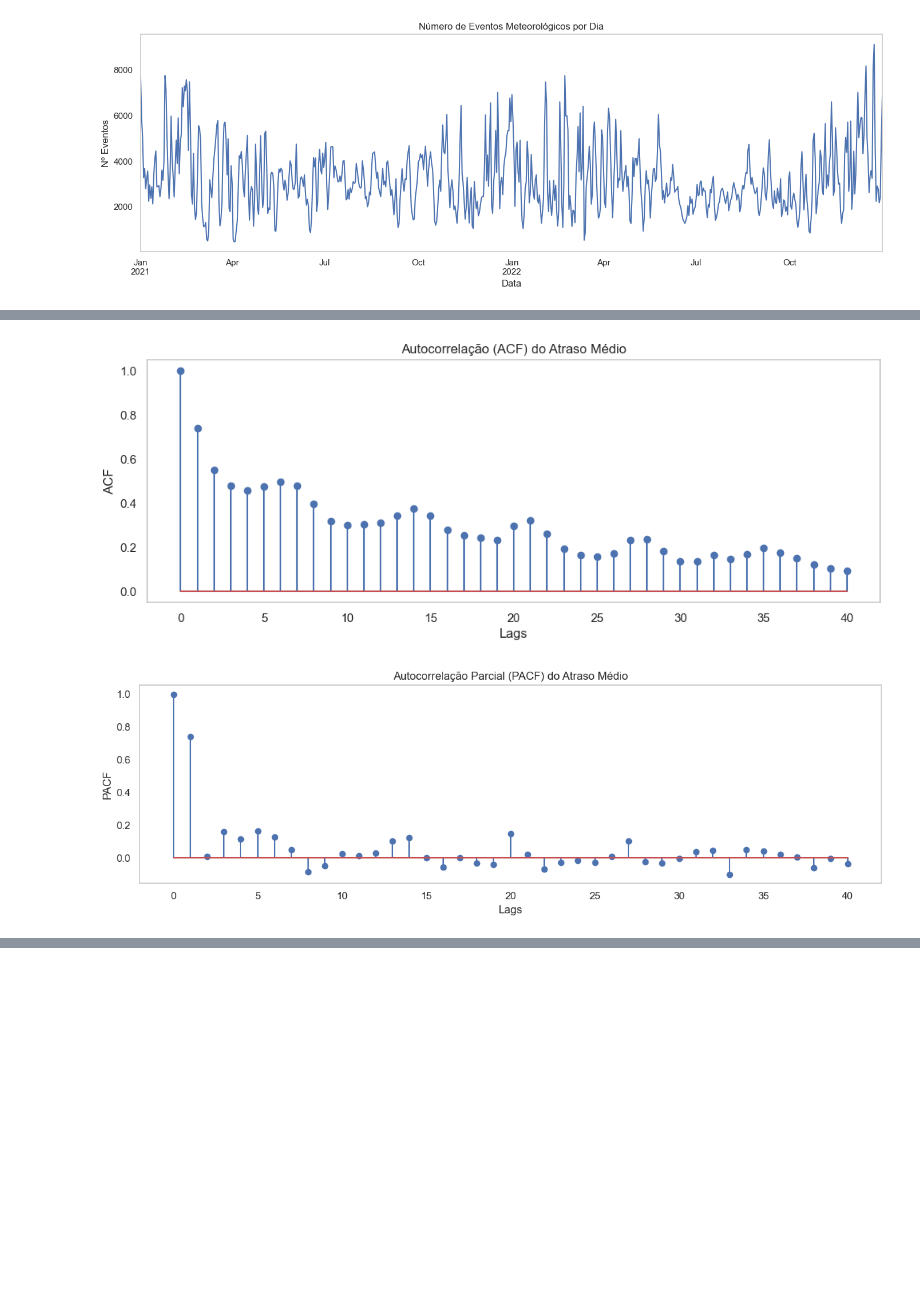
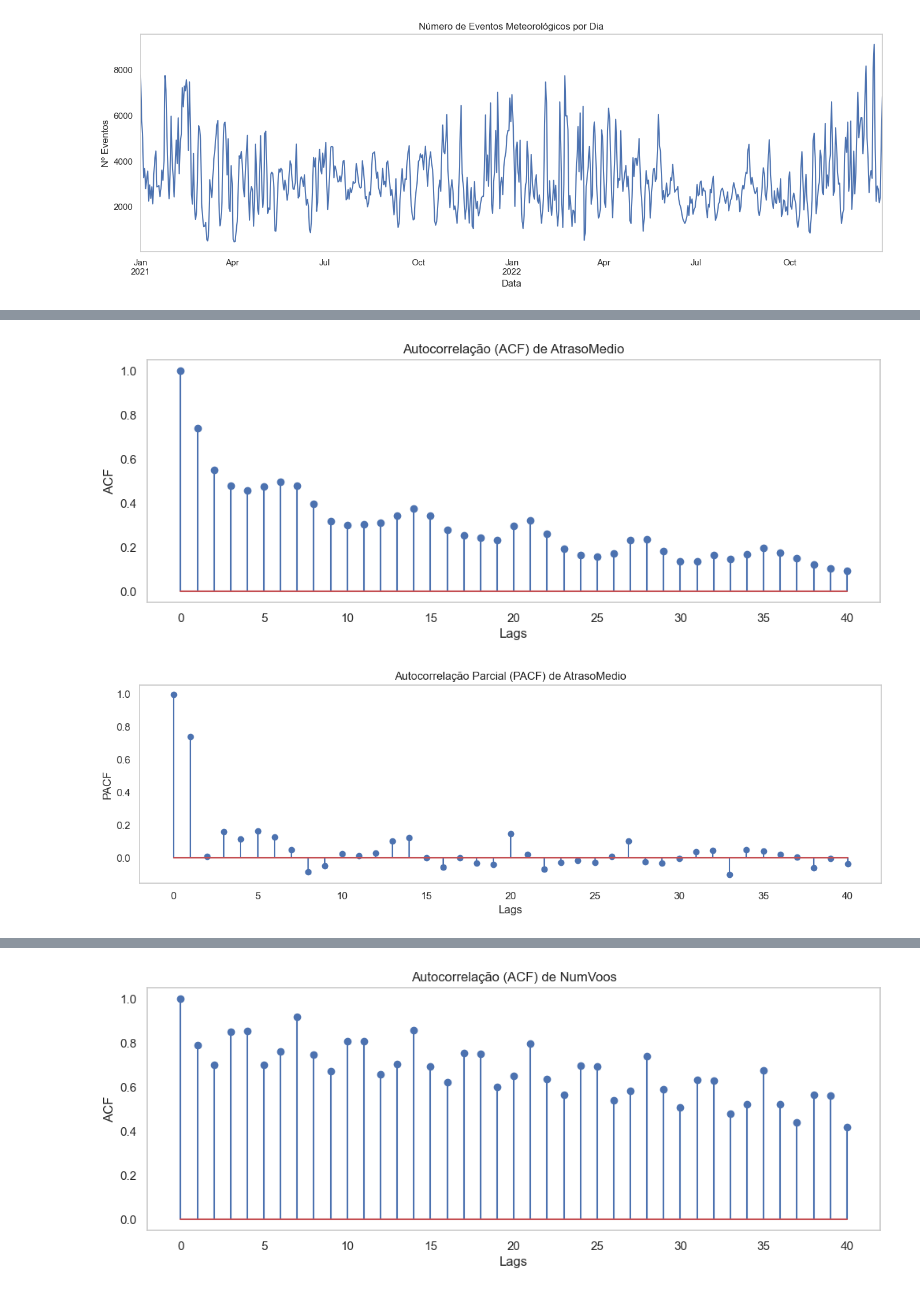
Before and after one commit to Andorinha10/Projeto_ASTP, a Jupyter notebook: notebooks/objetivo1/EDA2.ipynb, the cells around one changed output, grey strips where cells are left out. Saved outputs shown, nothing was run; the diff lists cells and outputs as text; code cells hidden in the pictures; blank space fills up the shorter version.

```diff
--- a/notebooks/objetivo1/EDA2.ipynb
+++ b/notebooks/objetivo1/EDA2.ipynb
@@ -78,45 +78,52 @@ plt.show()
 [figure]
 [figure]
 # %%
-# === 4. Testes Estatísticos === #
-print("\n--- Teste de Estacionariedade (ADF) para Atraso Médio ---")
-atraso_series = eda_df["AtrasoMedio"].dropna()
-adf_result = adfuller(atraso_series)
-print(f"ADF Statistic: {adf_result[0]:.4f}")
-print(f"p-value: {adf_result[1]:.4f}")
-if adf_result[1] < 0.05:
-    print("=> Série estacionária (rejeita H0)")
-else:
-    print("=> Série NÃO estacionária (não rejeita H0)")
+# === 4. Testes Estatísticos para todas as Séries === #
+series_to_test = ["AtrasoMedio", "NumVoos", "PercentCancelado", "EventosMeteo"]
+lags = 40
 
-print("\n--- Teste de Normalidade (Shapiro-Wilk) para Atraso Médio ---")
-sample = atraso_series.sample(n=500, random_state=42)
-shapiro_stat, shapiro_p = shapiro(sample)
-print(f"Estatística: {shapiro_stat:.4f} | p-valor: {shapiro_p:.4f}")
-if shapiro_p < 0.05:
-    print("=> Distribuição NÃO é normal (rejeita H0)")
-else:
-    print("=> Distribuição é aproximadamente normal")
+for serie in series_to_test:
+    print(f"\n--- Teste de Estacionariedade (ADF) para {serie} ---")
+    serie_data = eda_df[serie].dropna()
 
-# === 5. ACF e PACF === #
-lags = 40
-acf_vals = acf(atraso_series, nlags=lags)
-pacf_vals = pacf(atraso_series, nlags=lags)
+    # ADF
+    adf_result = adfuller(serie_data)
+    print(f"ADF Statistic: {adf_result[0]:.4f}")
+    print(f"p-value: {adf_result[1]:.4f}")
+    if adf_result[1] < 0.05:
+        print("=> Série estacionária (rejeita H0)")
+    else:
+        print("=> Série NÃO estacionária (não rejeita H0)")
 
-plt.figure(figsize=(12, 4))
-plt.stem(range(len(acf_vals)), acf_vals)
-plt.title("Autocorrelação (ACF) do Atraso Médio")
-plt.xlabel("Lags")
-plt.ylabel("ACF")
-plt.grid()
+    # Shapiro-Wilk
+    print(f"\n--- Teste de Normalidade (Shapiro-Wilk) para {serie} ---")
+    sample_size = min(500, len(serie_data))
+    sample = serie_data.sample(n=sample_size, random_state=42)
+    shapiro_stat, shapiro_p = shapiro(sample)
+    print(f"Estatística: {shapiro_stat:.4f} | p-valor: {shapiro_p:.4f}")
+    if shapiro_p < 0.05:
+        print("=> Distribuição NÃO é normal (rejeita H0)")
+    else:
+        print("=> Distribuição é aproximadamente normal")
 
-plt.figure(figsize=(12, 4))
-plt.stem(range(len(pacf_vals)), pacf_vals)
-plt.title("Autocorrelação Parcial (PACF) do Atraso Médio")
-plt.xlabel("Lags")
-plt.ylabel("PACF")
-plt.grid()
+    # ACF e PACF
+    acf_vals = acf(serie_data, nlags=lags)
+    pacf_vals = pacf(serie_data, nlags=lags)
 
-plt.tight_layout()
-plt.show()
+    plt.figure(figsize=(12, 4))
+    plt.stem(range(len(acf_vals)), acf_vals)
+    plt.title(f"Autocorrelação (ACF) de {serie}")
+    plt.xlabel("Lags")
+    plt.ylabel("ACF")
+    plt.grid()
+    plt.show()
+
+    plt.figure(figsize=(12, 4))
+    plt.stem(range(len(pacf_vals)), pacf_vals)
+    plt.title(f"Autocorrelação Parcial (PACF) de {serie}")
+    plt.xlabel("Lags")
+    plt.ylabel("PACF")
+    plt.grid()
+    plt.tight_layout()
+    plt.show()
 # %% [output]
@@ -132,0 +148 @@ Estatística: 0.9650 | p-valor: 0.0000
+[figure, added]
```
Also changed, not shown: parts of 1 cell of this notebook.
